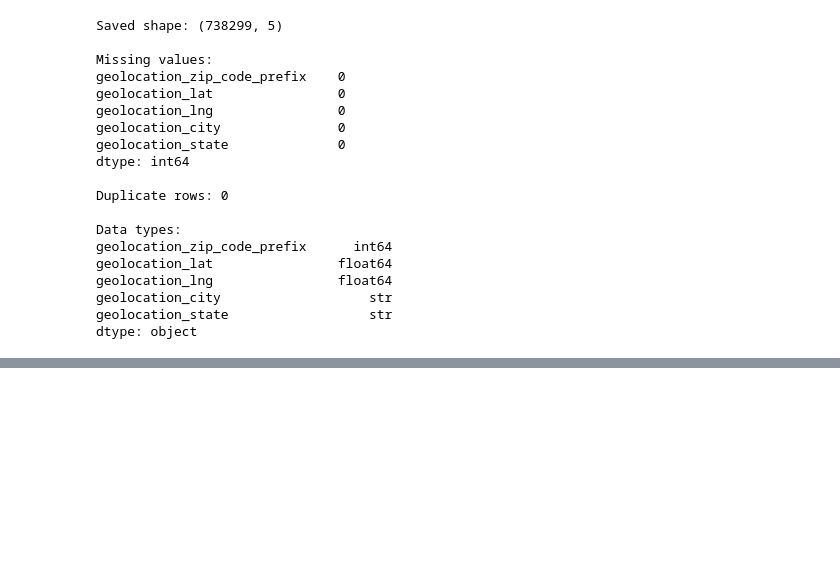
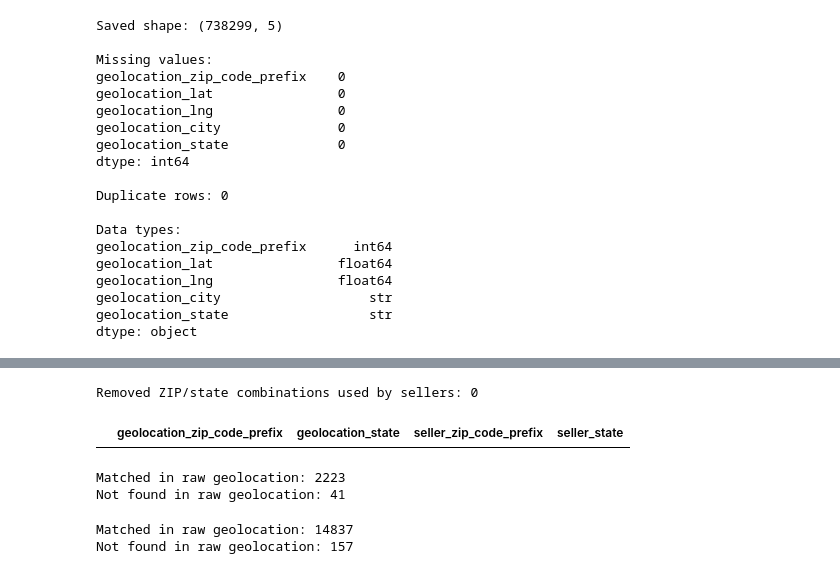
Before and after one commit to VMilewskiFF/SpikupCapstone2026_CYRV, a Jupyter notebook: Clean_Data/cleaning_notebooks/Cleaning_CYRV_geolocation_dataset.ipynb, the cells around one changed output, grey strips where cells are left out. Cells and saved outputs as stored; diff of their text form; code cells hidden in the pictures; blank space fills up the shorter version.

```diff
--- a/Clean_Data/cleaning_notebooks/Cleaning_CYRV_geolocation_dataset.ipynb
+++ b/Clean_Data/cleaning_notebooks/Cleaning_CYRV_geolocation_dataset.ipynb
@@ -1237,0 +1516,77 @@ dtype: object
+# %%
+removed_geo_seller_check = removed_geo_locations.merge(
+    seller_locations,
+    left_on=[
+        "geolocation_zip_code_prefix",
+        "geolocation_state"
+    ],
+    right_on=[
+        "seller_zip_code_prefix",
+        "seller_state"
+    ],
+    how="inner"
+)
+
+print(
+    "Removed ZIP/state combinations used by sellers:",
+    len(removed_geo_seller_check)
+)
+
+removed_geo_seller_check
+# %% [output]
+Removed ZIP/state combinations used by sellers: 0
+|  | geolocation_zip_code_prefix | geolocation_state | seller_zip_code_prefix | seller_state |
+# %%
+seller_raw_geo_check = seller_locations.merge(
+    raw_geo_locations,
+    left_on=[
+        "seller_zip_code_prefix",
+        "seller_state"
+    ],
+    right_on=[
+        "geolocation_zip_code_prefix",
+        "geolocation_state"
+    ],
+    how="left",
+    indicator=True
+)
+
+print(
+    "Matched in raw geolocation:",
+    (seller_raw_geo_check["_merge"] == "both").sum()
+)
+
+print(
+    "Not found in raw geolocation:",
+    (seller_raw_geo_check["_merge"] == "left_only").sum()
+)
+# %% [output]
+Matched in raw geolocation: 2223
+Not found in raw geolocation: 41
+# %%
+customer_raw_geo_check = customer_locations.merge(
+    raw_geo_locations,
+    left_on=[
+        "customer_zip_code_prefix",
+        "customer_state"
+    ],
+    right_on=[
+        "geolocation_zip_code_prefix",
+        "geolocation_state"
+    ],
+    how="left",
+    indicator=True
+)
+
+print(
+    "Matched in raw geolocation:",
+    (customer_raw_geo_check["_merge"] == "both").sum()
+)
+
+print(
+    "Not found in raw geolocation:",
+    (customer_raw_geo_check["_merge"] == "left_only").sum()
+)
+# %% [output]
+Matched in raw geolocation: 14837
+Not found in raw geolocation: 157
```
Also changed, not shown: parts of 10 cells of this notebook, 2 other files.
